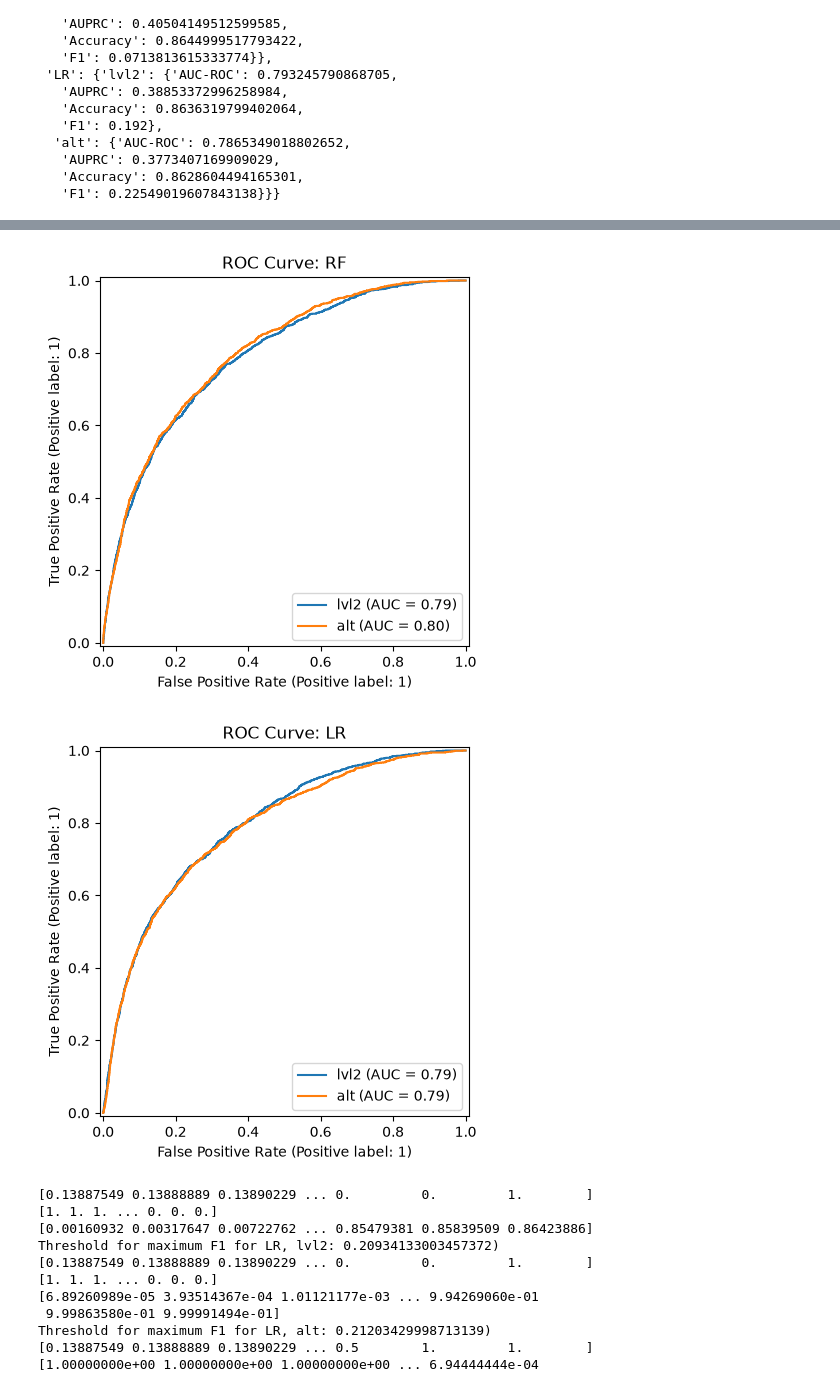
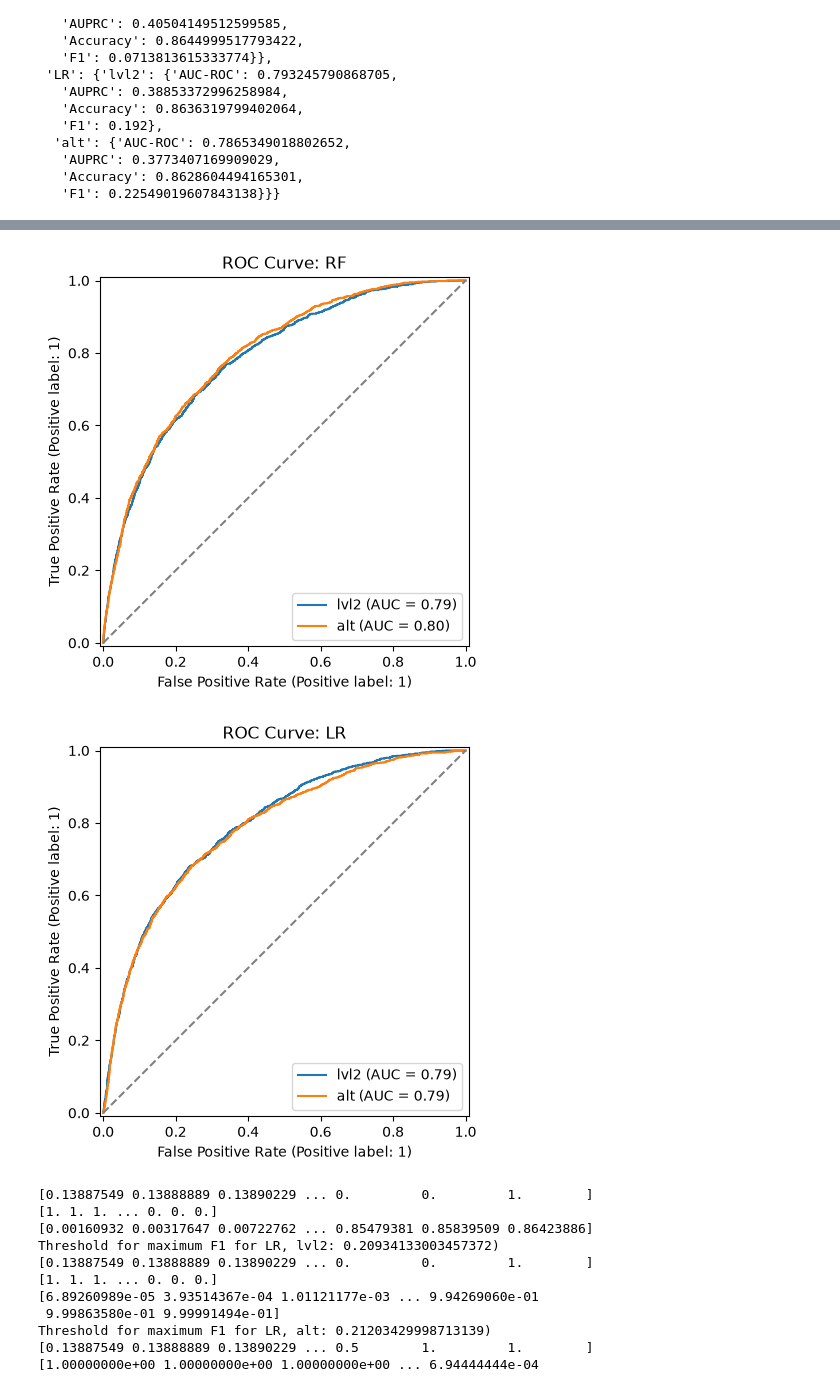
Before and after one commit to LizCrellin/msc_mimic_project, a Jupyter notebook: notebooks/1_Understand_Wang_pipeline.ipynb, the cells around one changed output, grey strips where cells are left out. Cells and saved outputs as stored; diff of their text form; code cells hidden in the pictures.

Commit message:
Add random classifier line for ROC curves. Explored feature importance

```diff
--- a/notebooks/1_Understand_Wang_pipeline.ipynb
+++ b/notebooks/1_Understand_Wang_pipeline.ipynb
@@ -837,7 +837,7 @@ for model_name in ('RF', 'LR'):
 
     # baseline for random classifier
     prevalence = y_true.mean()
-    ax.axhline(y=prevalence, color='navy', linestyle='--', label='Random Classifier')
+    ax.axhline(y=prevalence, color='grey', linestyle='--', label='Random Classifier')
 
     ax.set_title(f'Precision-Recall Curve: {model_name}')
     fig.savefig(PLOTS_DIR / f'au_prc_{model_name}_both_representations.png')
@@ -847,21 +847,24 @@ for model_name in ('RF', 'LR'):
 # %%
 # AUC-ROC curve for both models together
 
 flat_test = {'lvl2': lvl2_flat_test, 'alt': alt_flat_test}
 for model_name in ('RF', 'LR'):
     fig, ax = plt.subplots()
     for n in ('lvl2', 'alt'):
         best_M = results[model_name][n][0]
         y_true = Ys_test['los_7']
         y_prob = best_M.predict_proba(flat_test[n])[:, 1]
 
         RocCurveDisplay.from_predictions(y_true, y_prob, name = n, ax=ax)
 
+    # random classifier line
+    ax.plot([0, 1], [0, 1], color='grey', linestyle='--', label='Random Classifier')
+
     ax.set_title(f'ROC Curve: {model_name}')
     fig.savefig(PLOTS_DIR / f'auc_roc_{model_name}_both_representations.png')
 # %% [output]
-[figure, old version]
+[figure, new version]
-[figure, old version]
+[figure, new version]
 # %%
 # find optimum threshold for sensitivity/specificity based on F1 score: LR
 
```
Also changed, not shown: parts of 3 cells of this notebook.
